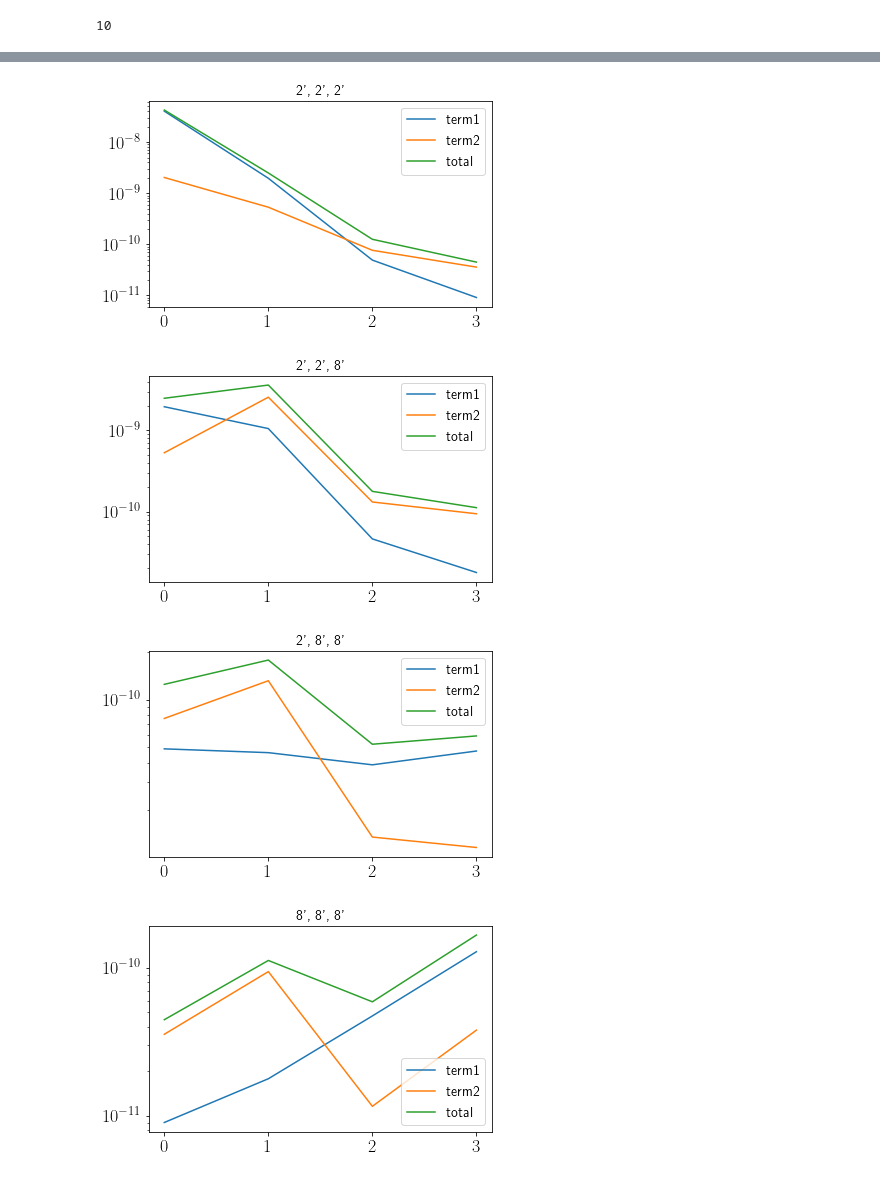
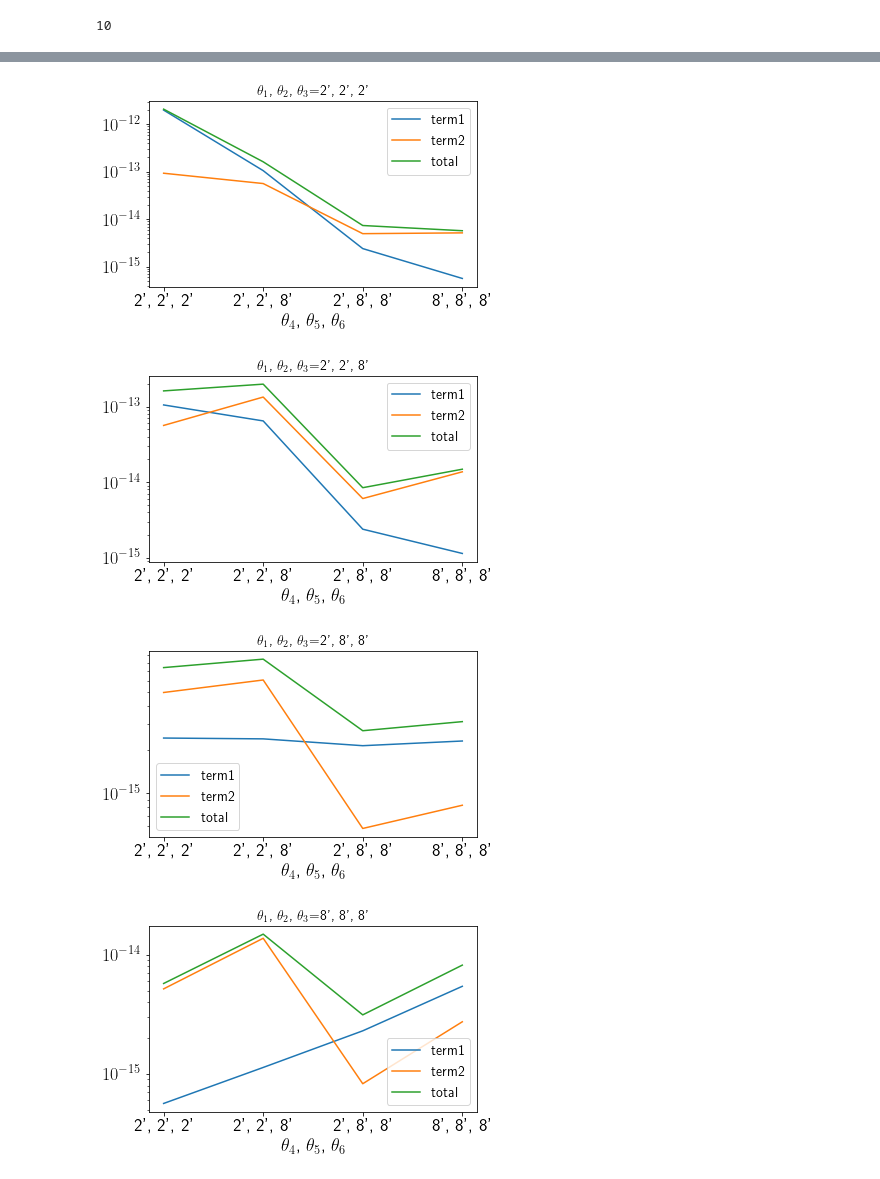
Before and after one commit to sheydenreich/threepoint, a Jupyter notebook: python_scripts/testsGaussianWhiteNoise.ipynb, the cells around one changed output, grey strips where cells are left out. Cells and saved outputs as stored; diff of their text form; code cells hidden in the pictures.

```diff
--- a/python_scripts/testsGaussianWhiteNoise.ipynb
+++ b/python_scripts/testsGaussianWhiteNoise.ipynb
@@ -4,9 +4,10 @@ import numpy as np
 from helpers_plot import initPlot, finalizePlot
 initPlot()
 # %%
-Npix=32
-Side=1
-data=np.loadtxt("../scripts/cov_whiteNoise_npix"+str(Npix)+"_side"+str(Side)+".dat")
+Npix=64
+Side=2
+NpixInner=32
+data=np.loadtxt("../scripts/cov_whiteNoise_npix"+str(Npix)+"_side"+str(Side)+"_inner"+str(NpixInner)+".dat")
 # %%
 N=len(data)
 term1=data[:,-3]
@@ -34,24 +35,28 @@ def make_sym_matrix(n,vals):
   return m
 # %%
 thetas=[[2,2,2], [2,2,8], [2,8,8], [8,8,8]]
+labels=["2', 2', 2'", "2', 2', 8'", "2', 8', 8'", "8', 8', 8'"]
 # %%
 term1_mat=make_sym_matrix(4, term1)
 term2_mat=make_sym_matrix(4, term2)
 total_mat=make_sym_matrix(4, total)
 
 for i,line in enumerate(term1_mat):
     fig, ax=plt.subplots()
     ax.set_yscale('log')
-    ax.set_title("{}', {}', {}'".format(thetas[i][0], thetas[i][1], thetas[i][2]))
+    ax.set_title(r"$\theta_1$, $\theta_2$, $\theta_3$="+"{}', {}', {}'".format(thetas[i][0], thetas[i][1], thetas[i][2]))
     ax.plot(line, label="term1")
     ax.plot(term2_mat[i], label='term2')
     ax.plot(total_mat[i], label='total')
-    finalizePlot(ax, outputFn="cov_"+str(thetas[i][0])+str(thetas[i][1])+str(thetas[i][2])+"_npix"+str(Npix)+"_side"+str(Side)+".png")
+    ax.set_xticks([0,1,2,3])
+    ax.set_xticklabels(labels)
+    ax.set_xlabel(r"$\theta_4$, $\theta_5$, $\theta_6$")
+    finalizePlot(ax, outputFn="cov_"+str(thetas[i][0])+str(thetas[i][1])+str(thetas[i][2])+"_npix"+str(Npix)+"_side"+str(Side)+"_inner"+str(NpixInner)+".png")
 # %% [output]
-[figure, old version]
+[figure, new version]
-[figure, old version]
+[figure, new version]
-[figure, old version]
+[figure, new version]
-[figure, old version]
+[figure, new version]
 # %%
 fig, ax=plt.subplots()
 ax.set_title("Diagonal")
```
Also changed, not shown: parts of 2 cells of this notebook, 2 other files.
